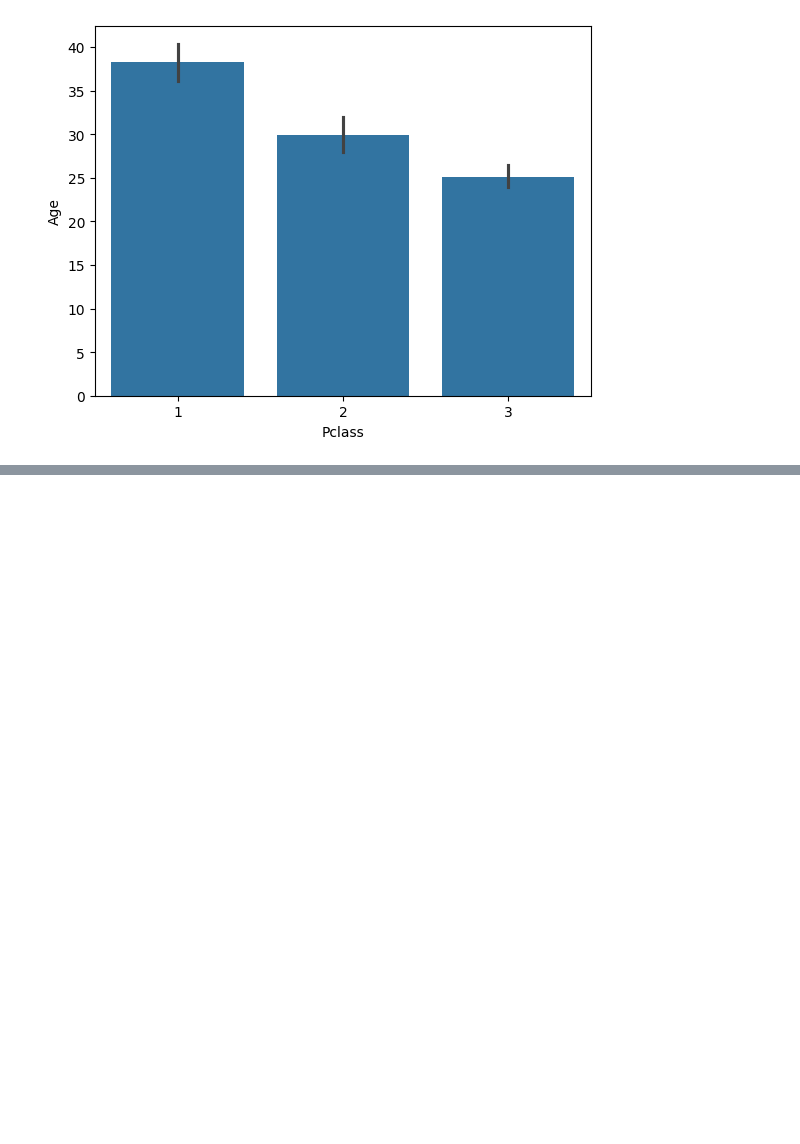
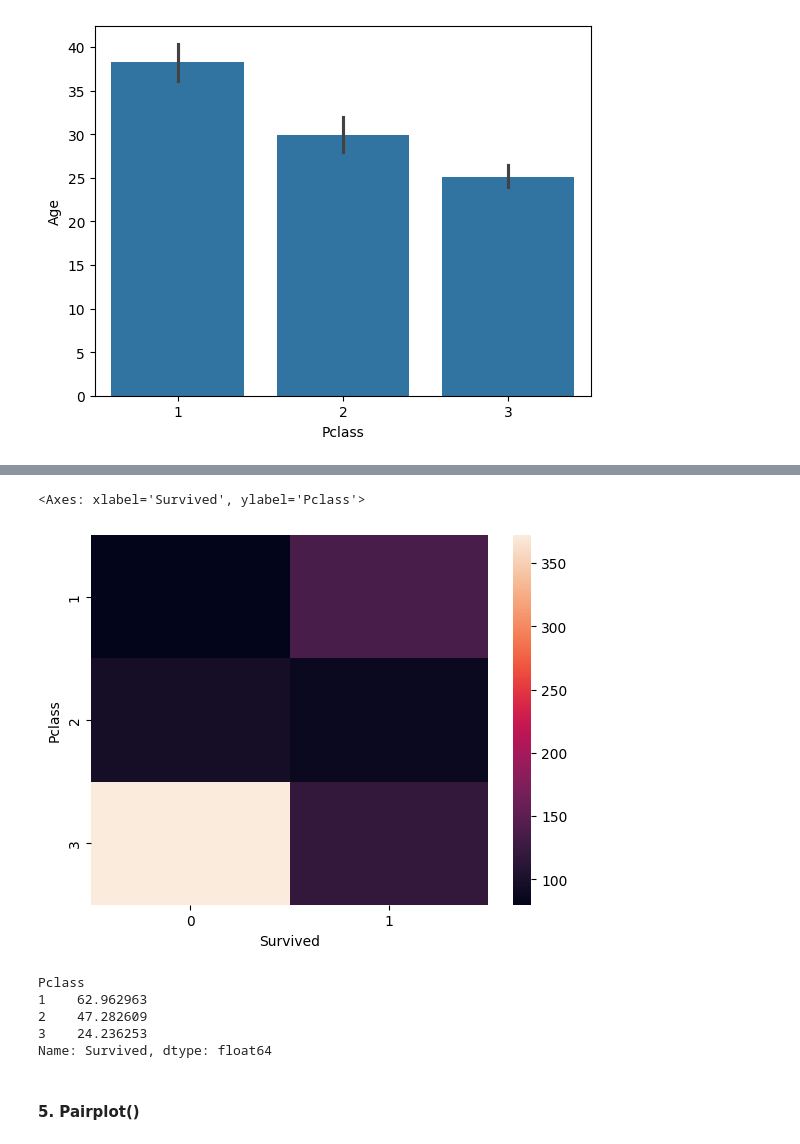
Before and after one commit to amandeep-singh28/100-Days-of-Machine-Learning---CampusX, a Jupyter notebook: 08_BivariateMultivariateAnalysis/working-with-multivariate.ipynb, the cells around one changed output, grey strips where cells are left out. Drawn from its saved outputs; the diff is of its cells as text; code cells hidden in the pictures; blank space fills up the shorter version.

```diff
--- a/08_BivariateMultivariateAnalysis/working-with-multivariate.ipynb
+++ b/08_BivariateMultivariateAnalysis/working-with-multivariate.ipynb
@@ -100,0 +135,15 @@ sns.barplot(x = 'Pclass', y = 'Age', data = titanic)
+# %%
+sns.heatmap(pd.crosstab(titanic['Pclass'], titanic['Survived']))
+# %% [output]
+<Axes: xlabel='Survived', ylabel='Pclass'>
+[figure, added]
+# %%
+titanic.groupby('Pclass')['Survived'].mean() * 100
+# %% [output]
+Pclass
+1    62.962963
+2    47.282609
+3    24.236253
+Name: Survived, dtype: float64
+# %% [markdown]
+#### 5. Pairplot()
```
Also changed, not shown: parts of 15 cells of this notebook.
